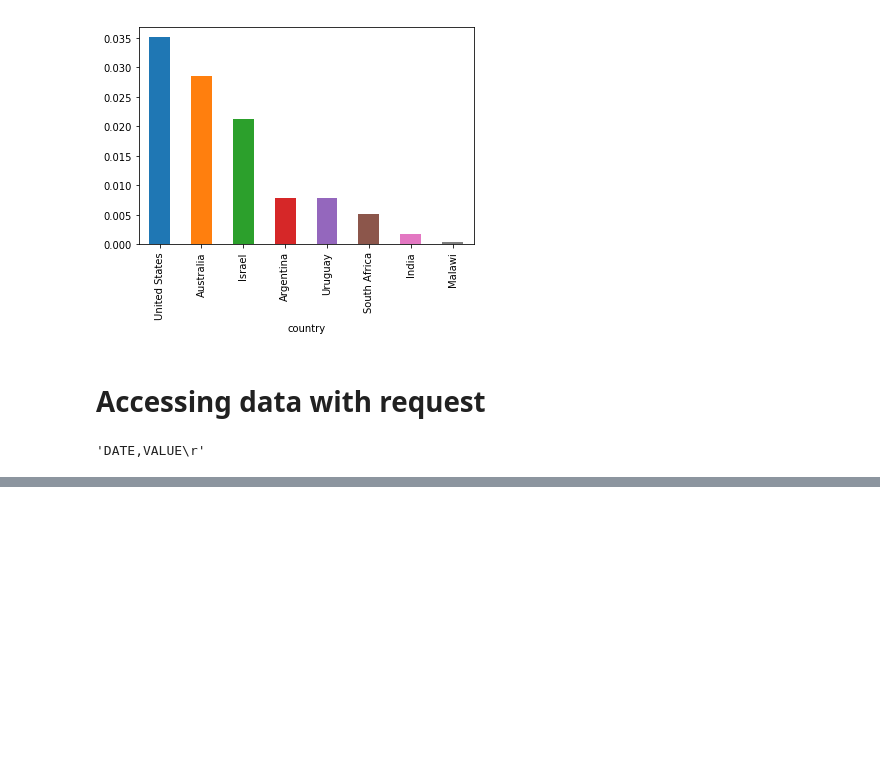
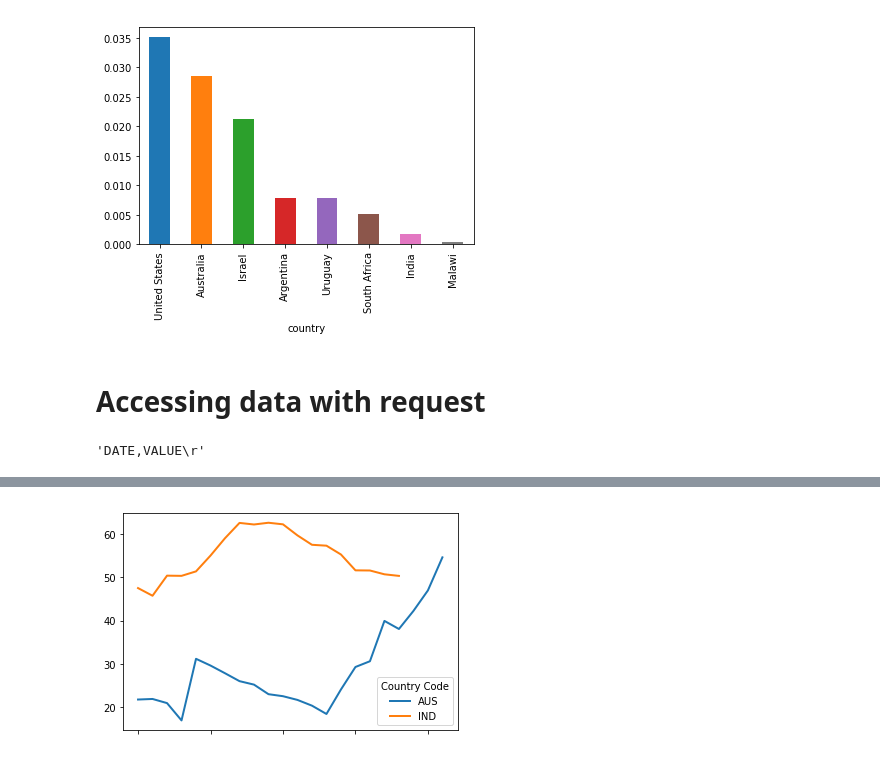
Before and after one commit to bandaruarvind/pythonessentials, a Jupyter notebook: 202_PY_ESSEN_PANDAS_QE.ipynb, the cells around one changed output, grey strips where cells are left out. Cells and saved outputs as stored; diff of their text form; code cells hidden in the pictures; blank space fills up the shorter version.

```diff
--- a/202_PY_ESSEN_PANDAS_QE.ipynb
+++ b/202_PY_ESSEN_PANDAS_QE.ipynb
@@ -275,0 +328,19 @@ source[0]
+# %%
+# == Get data and read into file gd.xls == #
+wb_data_query = "http://api.worldbank.org/v2/en/indicator/gc.dod.totl.gd.zs?downloadformat=excel"
+r = requests.get(wb_data_query)
+with open('gd.xls', 'wb') as output:
+    output.write(r.content)
+
+# == Parse data into a DataFrame == #
+govt_debt = pd.read_excel('gd.xls', sheet_name='Data', skiprows=3, index_col=1)
+
+# == Take desired values and plot == #
+govt_debt = govt_debt.transpose()
+govt_debt = govt_debt[['AUS', 'IND']]
+govt_debt = govt_debt[38:]
+govt_debt.plot(lw=2)
+plt.show()
+#https://lectures.quantecon.org/py/pandas.html#Exercises
+# %% [output]
+[figure, added]
```
Also changed, not shown: parts of 7 cells of this notebook.
